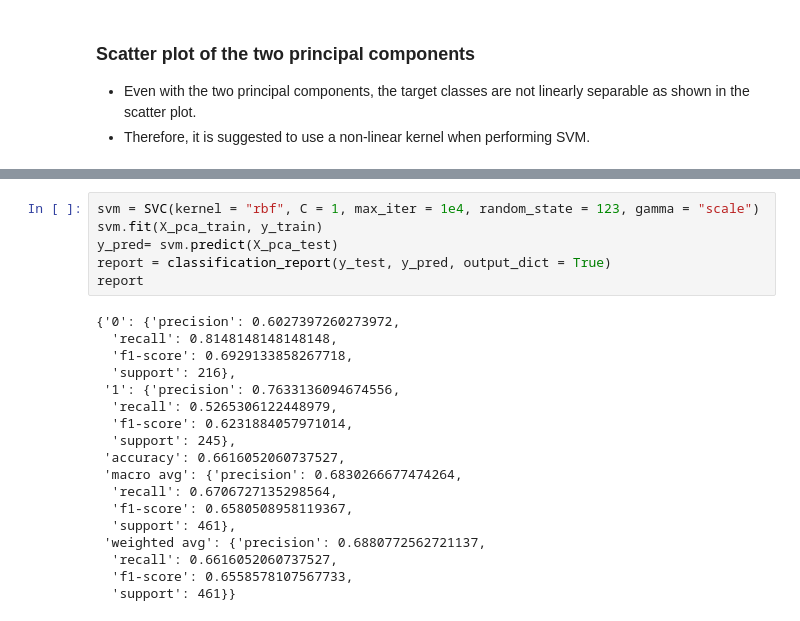
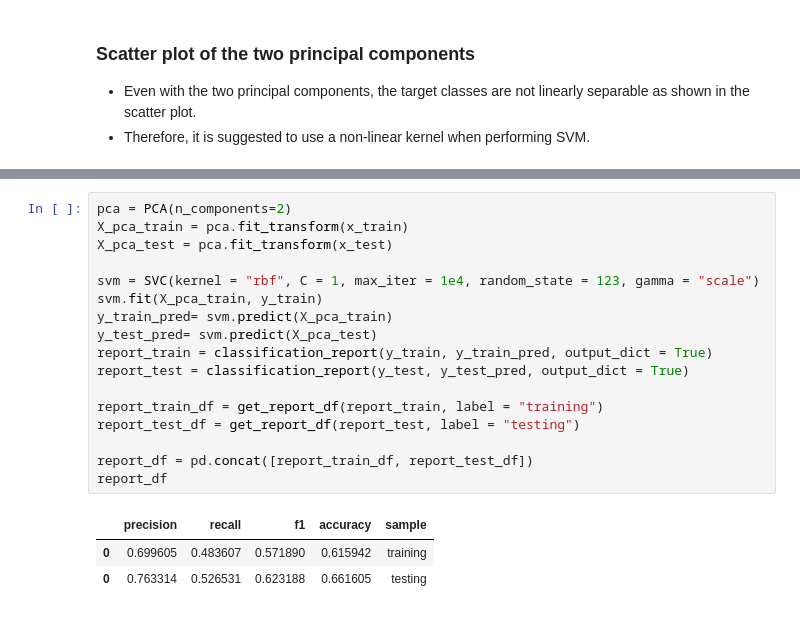
Before and after one commit to junyitt/machine_learning_project, a Jupyter notebook: pca.ipynb, the cells around one changed output, grey strips where cells are left out. Cells and saved outputs as stored; diff of their text form.

```diff
--- a/pca.ipynb
+++ b/pca.ipynb
@@ -170,24 +178,21 @@ plot(fig)
 # %%
+pca = PCA(n_components=2)
+X_pca_train = pca.fit_transform(x_train)
+X_pca_test = pca.fit_transform(x_test)
+
 svm = SVC(kernel = "rbf", C = 1, max_iter = 1e4, random_state = 123, gamma = "scale")
 svm.fit(X_pca_train, y_train)
-y_pred= svm.predict(X_pca_test)
-report = classification_report(y_test, y_pred, output_dict = True)
-report
+y_train_pred= svm.predict(X_pca_train)
+y_test_pred= svm.predict(X_pca_test)
+report_train = classification_report(y_train, y_train_pred, output_dict = True)
+report_test = classification_report(y_test, y_test_pred, output_dict = True)
+
+report_train_df = get_report_df(report_train, label = "training")
+report_test_df = get_report_df(report_test, label = "testing")
+
+report_df = pd.concat([report_train_df, report_test_df])
+report_df
 # %% [output]
-{'0': {'precision': 0.6027397260273972,
-  'recall': 0.8148148148148148,
-  'f1-score': 0.6929133858267718,
-  'support': 216},
- '1': {'precision': 0.7633136094674556,
-  'recall': 0.5265306122448979,
-  'f1-score': 0.6231884057971014,
-  'support': 245},
- 'accuracy': 0.6616052060737527,
- 'macro avg': {'precision': 0.6830266677474264,
-  'recall': 0.6706727135298564,
-  'f1-score': 0.6580508958119367,
-  'support': 461},
- 'weighted avg': {'precision': 0.6880772562721137,
-  'recall': 0.6616052060737527,
-  'f1-score': 0.6558578107567733,
-  'support': 461}}
+|  | precision | recall | f1 | accuracy | sample |
+| 0 | 0.699605 | 0.483607 | 0.571890 | 0.615942 | training |
+| 0 | 0.763314 | 0.526531 | 0.623188 | 0.661605 | testing |
```
Also changed, not shown: parts of 7 cells of this notebook, 3 other files.
